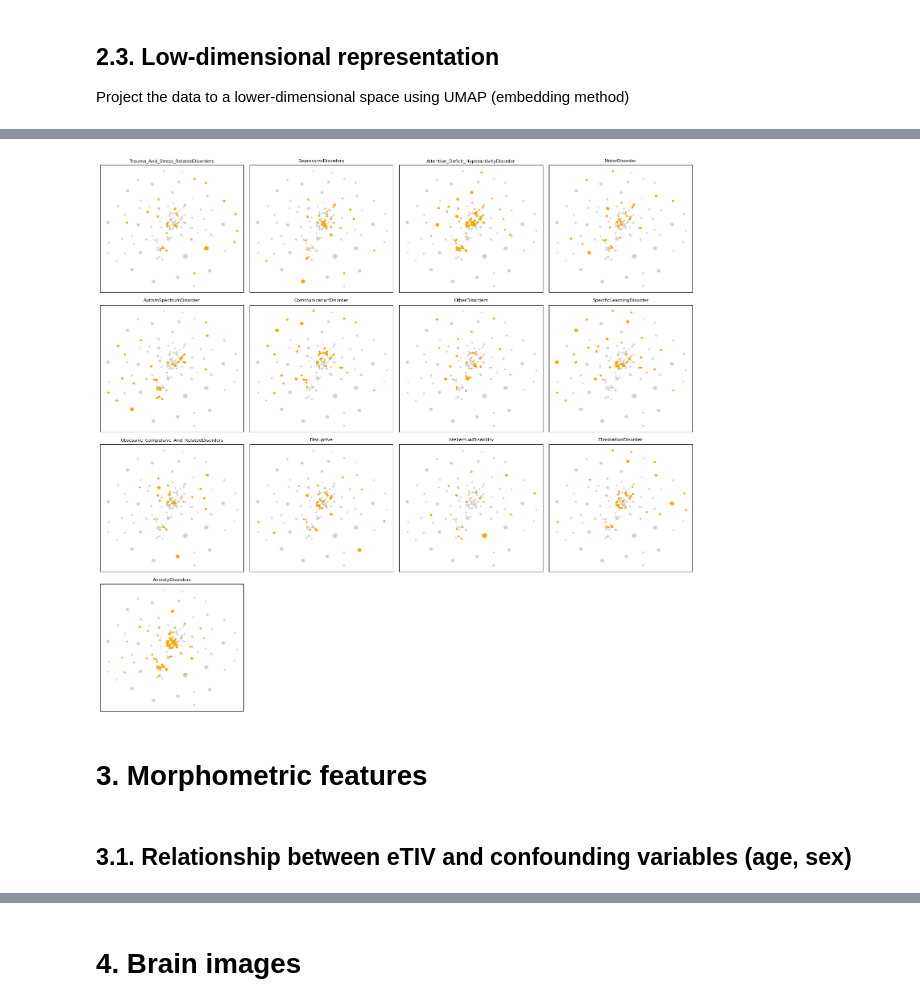
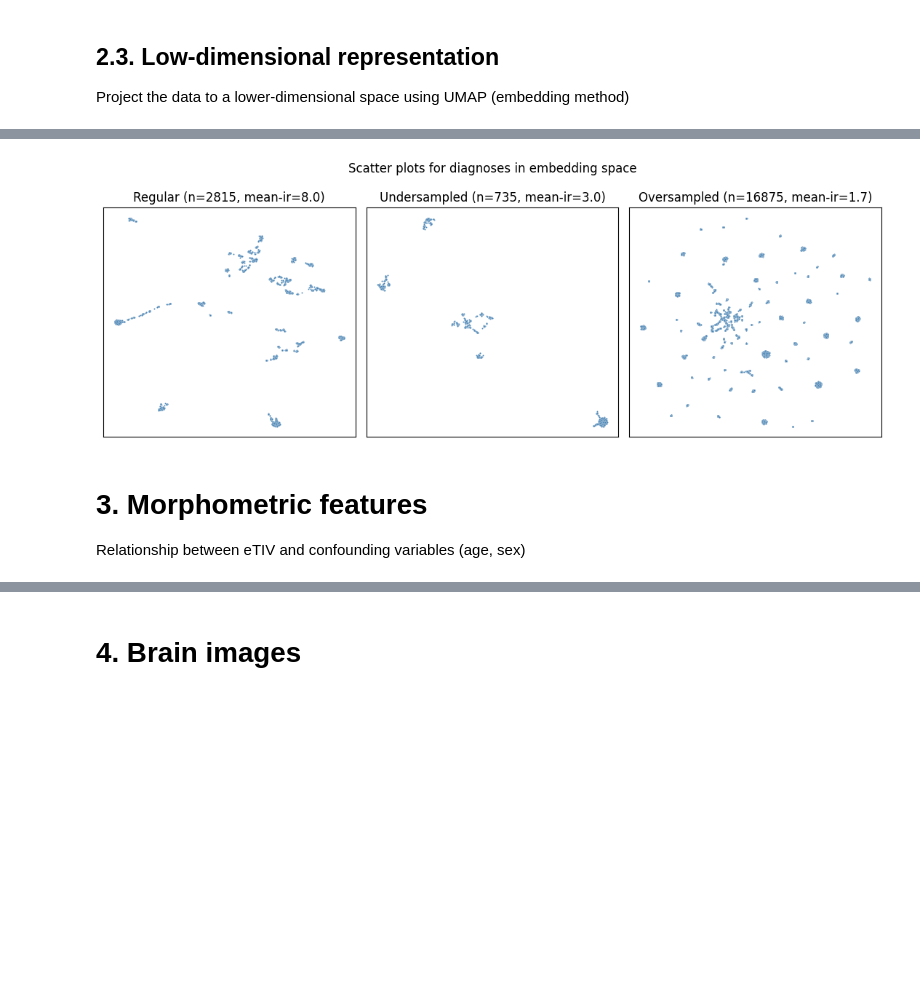
Before and after one commit to damian-jazz/comorbidity_prediction, a Jupyter notebook: data_inspection.ipynb, the cells around one changed output, grey strips where cells are left out. Cells and saved outputs as stored; diff of their text form; code cells hidden in the pictures; blank space fills up the shorter version.

```diff
--- a/data_inspection.ipynb
+++ b/data_inspection.ipynb
@@ -295,10 +121,9 @@ plt.yticks([], [])
-# %%
-plot_umap_cluster(Y_over, 'oversampled', ebd)
-# %% [output]
-[figure, removed]
+# %%
+plot_umap_combined(X, Y, 'morphometric_dataset')
+# %% [output]
+[figure, added]
 # %% [markdown]
 # 3. Morphometric features
+Relationship between eTIV and confounding variables (age, sex)
-# %% [markdown]
-## 3.1. Relationship between eTIV and confounding variables (age, sex)
 # %%
 F = features.iloc[:,1:]
```
Also changed, not shown: parts of 43 cells of this notebook, 1 other file.
